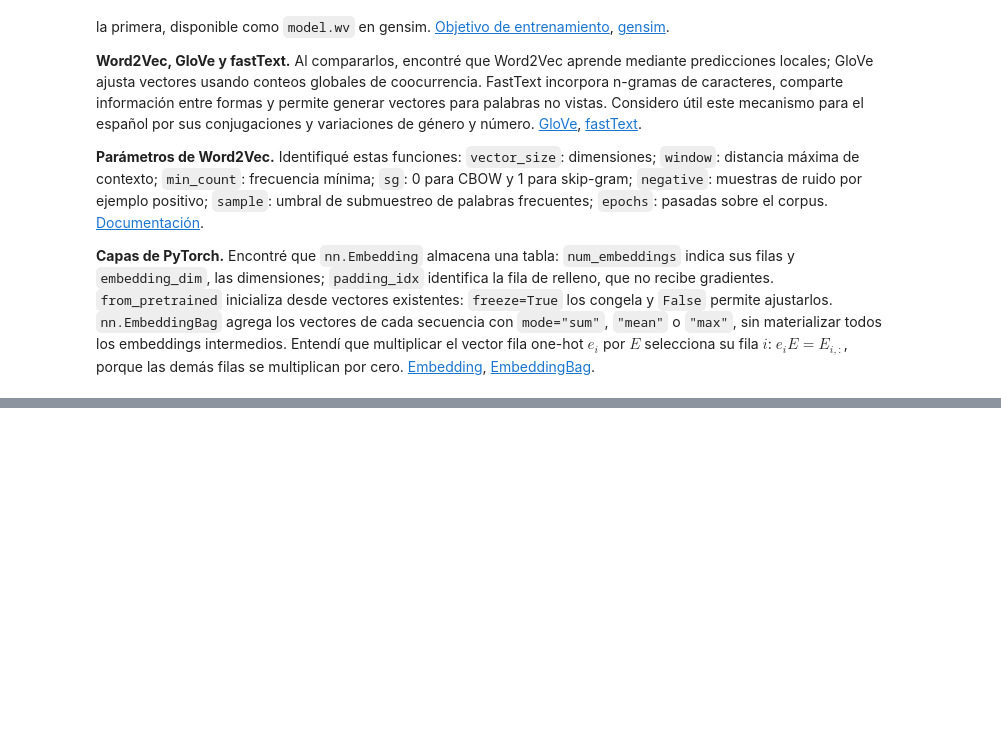
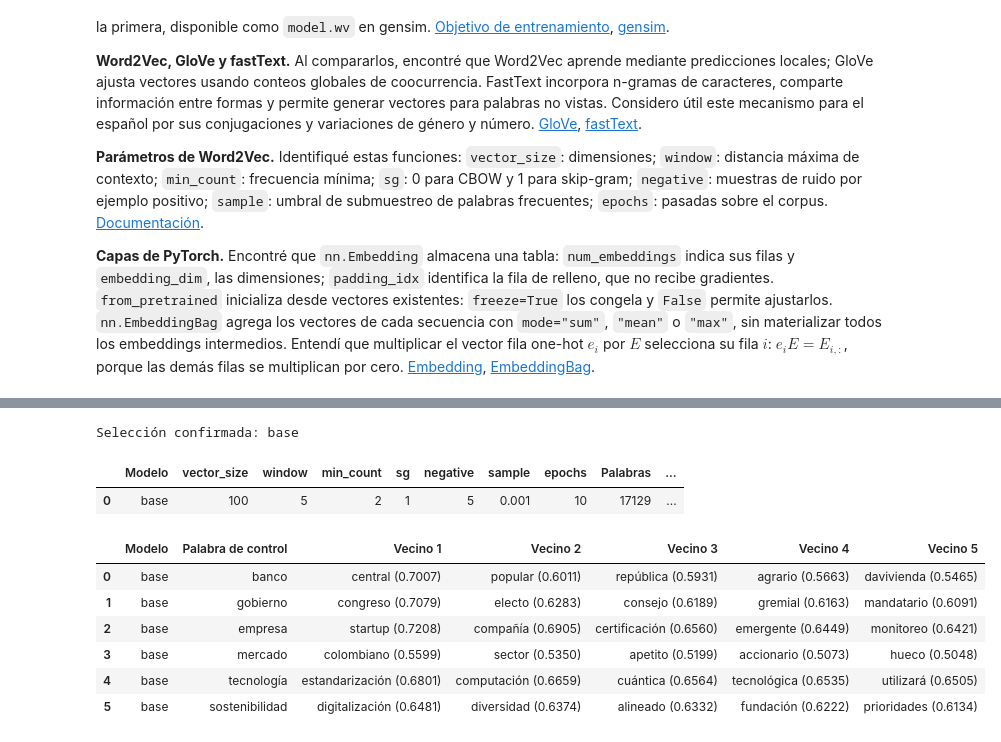
Before and after one commit to Jtanchezz/NLP, a Jupyter notebook: Lab9/lab9.ipynb, the cells around one changed output, grey strips where cells are left out. Cells and saved outputs as stored; diff of their text form; code cells hidden in the pictures; blank space fills up the shorter version.

```diff
--- a/Lab9/lab9.ipynb
+++ b/Lab9/lab9.ipynb
@@ -899,0 +1265,24 @@ Identifiqué $v_w$ como el vector de la palabra central y $c_c$ como el del cont
+# %%
+MEJOR_VARIANTE = "base"  # Selección confirmada tras revisar las seis palabras de control.
+if MEJOR_VARIANTE not in modelos_w2v_noticias:
+    raise ValueError(f"Modelo desconocido. Opciones: {list(modelos_w2v_noticias)}")
+mejor_w2v_noticias = modelos_w2v_noticias[MEJOR_VARIANTE]
+print(f"Selección confirmada: {MEJOR_VARIANTE}")
+display(tabla_entrenamiento_w2v[
+    tabla_entrenamiento_w2v["Modelo"] == MEJOR_VARIANTE
+].round(3))
+with pd.option_context("display.max_colwidth", None):
+    display(vecinos_w2v_noticias[
+        vecinos_w2v_noticias["Modelo"] == MEJOR_VARIANTE
+    ])
+# %% [output]
+Selección confirmada: base
+|  | Modelo | vector_size | window | min_count | sg | negative | sample | epochs | Palabras | ... |
+| 0 | base | 100 | 5 | 2 | 1 | 5 | 0.001 | 10 | 17129 | ... |
+|  | Modelo | Palabra de control | Vecino 1 | Vecino 2 | Vecino 3 | Vecino 4 | Vecino 5 |
+| 0 | base | banco | central (0.7007) | popular (0.6011) | república (0.5931) | agrario (0.5663) | davivienda (0.5465) |
+| 1 | base | gobierno | congreso (0.7079) | electo (0.6283) | consejo (0.6189) | gremial (0.6163) | mandatario (0.6091) |
+| 2 | base | empresa | startup (0.7208) | compañía (0.6905) | certificación (0.6560) | emergente (0.6449) | monitoreo (0.6421) |
+| 3 | base | mercado | colombiano (0.5599) | sector (0.5350) | apetito (0.5199) | accionario (0.5073) | hueco (0.5048) |
+| 4 | base | tecnología | estandarización (0.6801) | computación (0.6659) | cuántica (0.6564) | tecnológica (0.6535) | utilizará (0.6505) |
+| 5 | base | sostenibilidad | digitalización (0.6481) | diversidad (0.6374) | alineado (0.6332) | fundación (0.6222) | prioridades (0.6134) |
```
Also changed, not shown: parts of 14 cells of this notebook, 3 other files.
